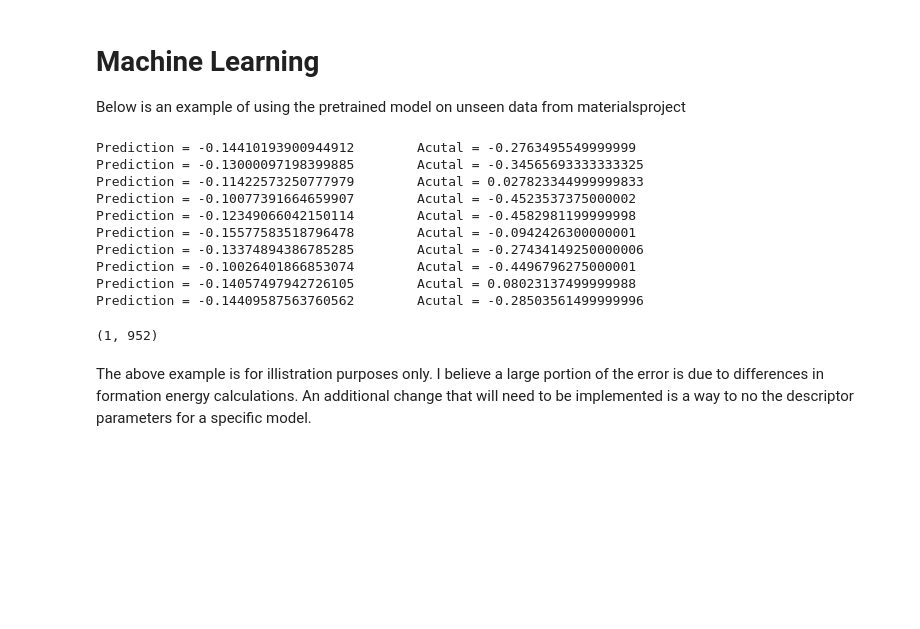
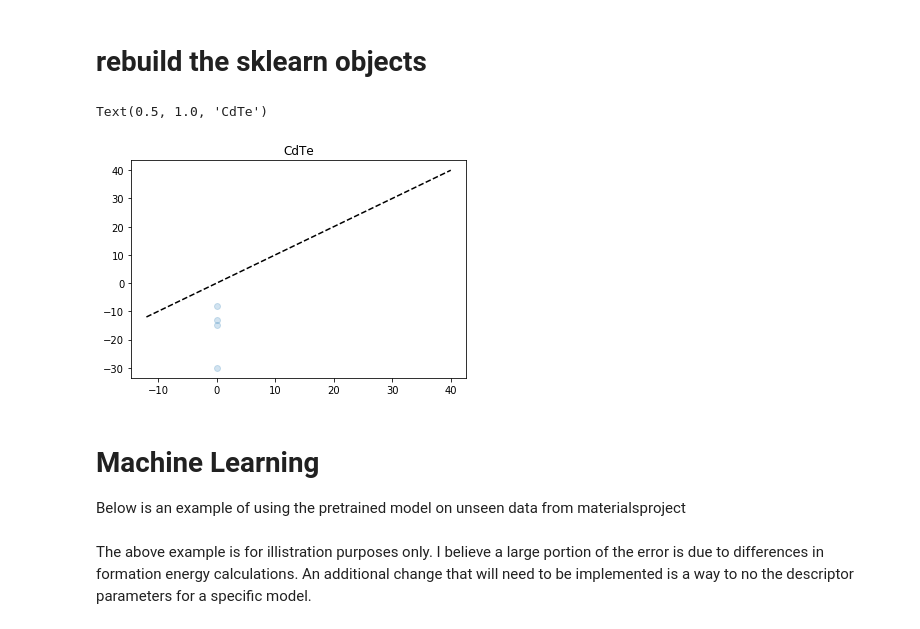
Before and after one commit to JasonGibsonUfl/quantumMLdev, a Jupyter notebook: tutorial.ipynb, the cells around one changed output. Drawn from its saved outputs; the diff is of its cells as text; code cells hidden in the pictures; blank space fills up the shorter version.

```diff
--- a/tutorial.ipynb
+++ b/tutorial.ipynb
@@ -6,0 +17,4 @@ from quantumml.mlModels import MLModel
+# %%
+with MLRester() as mlr:
+    elements = ['Cd', 'Te']
+    query_results = mlr.get_data('Formation+Energy', elements,)
@@ -6,0 +28,5 @@ from quantumml.mlModels import MLModel
+# %%
+energy_list = MLModel.rebuild_training_targets(query_results, 'energy')
+type(energy_list)
+# %% [markdown]
+# rebuild the sklearn objects
@@ -7,3 +47,12 @@ from quantumml.mlModels import MLModel
+# %%
+plt.scatter(y_pred, energy_list, alpha=0.2)
+plt.plot([-12, 40], [-12, 40], 'k--')
+#plt.axis('equal')
+
+plt.title('CdTe')
+# %% [output]
+Text(0.5, 1.0, 'CdTe')
+[figure, added]
 # %% [markdown]
 # Machine Learning
 Below is an example of using the pretrained model on unseen data from materialsproject
@@ -26,25 +59,3 @@ for d in entries:
-# %%
-formation_e_predict=[]
-model= MLModel.get_ml_model('Cd-Te')
-for i in range(0,10):
-    formation_e_predict.append(model.predict(get_soap('./'+str(i)+'.poscar',normalize = False))[0])
-for pred, act in zip(formation_e_predict, formation_e_actual):
-    print(f'Prediction = {pred}\t Acutal = {act}\t')
-# %% [output]
-Prediction = -0.14410193900944912        Acutal = -0.2763495549999999
-Prediction = -0.13000097198399885        Acutal = -0.34565693333333325
-Prediction = -0.11422573250777979        Acutal = 0.027823344999999833
-Prediction = -0.10077391664659907        Acutal = -0.4523537375000002
-Prediction = -0.12349066042150114        Acutal = -0.4582981199999998
-Prediction = -0.15577583518796478        Acutal = -0.0942426300000001
-Prediction = -0.13374894386785285        Acutal = -0.27434149250000006
-Prediction = -0.10026401866853074        Acutal = -0.4496796275000001
-Prediction = -0.14057497942726105        Acutal = 0.08023137499999988
-Prediction = -0.14409587563760562        Acutal = -0.28503561499999996
-# %%
-get_soap('./'+str(0)+'.poscar',normalize = False, nmax =8, lmax = 6 ).shape
-# %% [output]
-(1, 952)
 # %% [markdown]
 The above example is for illistration purposes only. I believe a large portion of the error is due to differences in formation energy calculations. An additional change that will need to be implemented is a way to no the descriptor parameters for a specific model.
 # %% [markdown]
```
Also changed, not shown: parts of 39 cells of this notebook, 17 other files.
